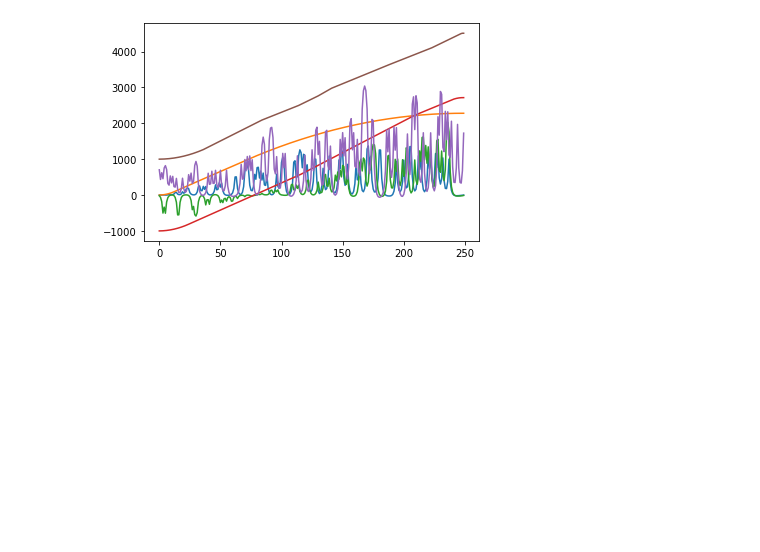
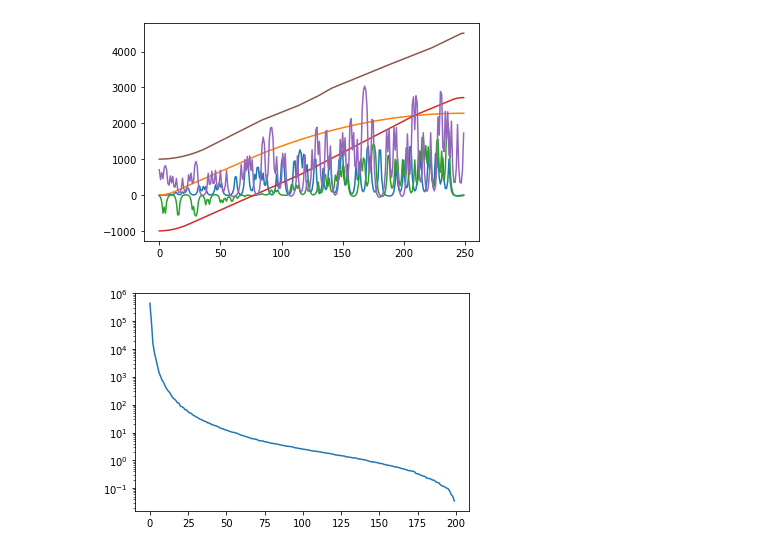
Before and after one commit to thinhhoang95/aa-manifold-learning, a Jupyter notebook: LRI/LRI1D/1dwv.ipynb, the cells around one changed output. Saved outputs shown, nothing was run; the diff lists cells and outputs as text; code cells hidden in the pictures; blank space fills up the shorter version.

```diff
--- a/LRI/LRI1D/1dwv.ipynb
+++ b/LRI/LRI1D/1dwv.ipynb
@@ -225,3 +242,13 @@ for i in indices_test:
     plt.plot(x_mat[i,:])
 # %% [output]
 [figure]
+# %%
+from scipy.linalg import svd
+u, s, vh = svd(x_mat)
+# %%
+plt.figure()
+ax = plt.subplot()
+ax.plot(s)
+ax.set_yscale('log')
+# %% [output]
+[figure, added]
```
Also changed, not shown: parts of 7 cells of this notebook.
